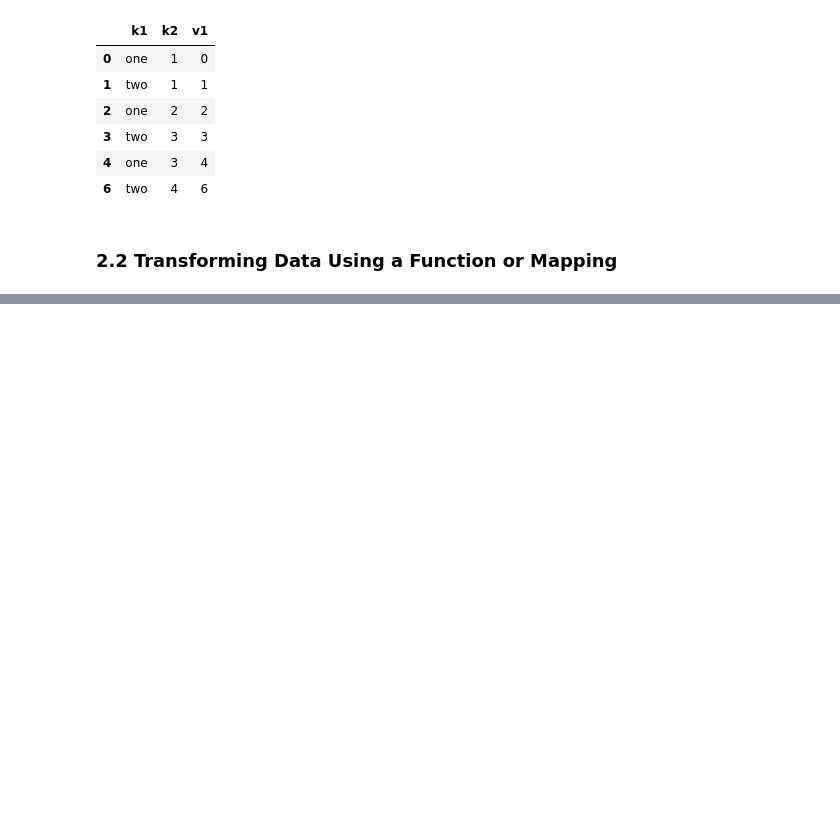
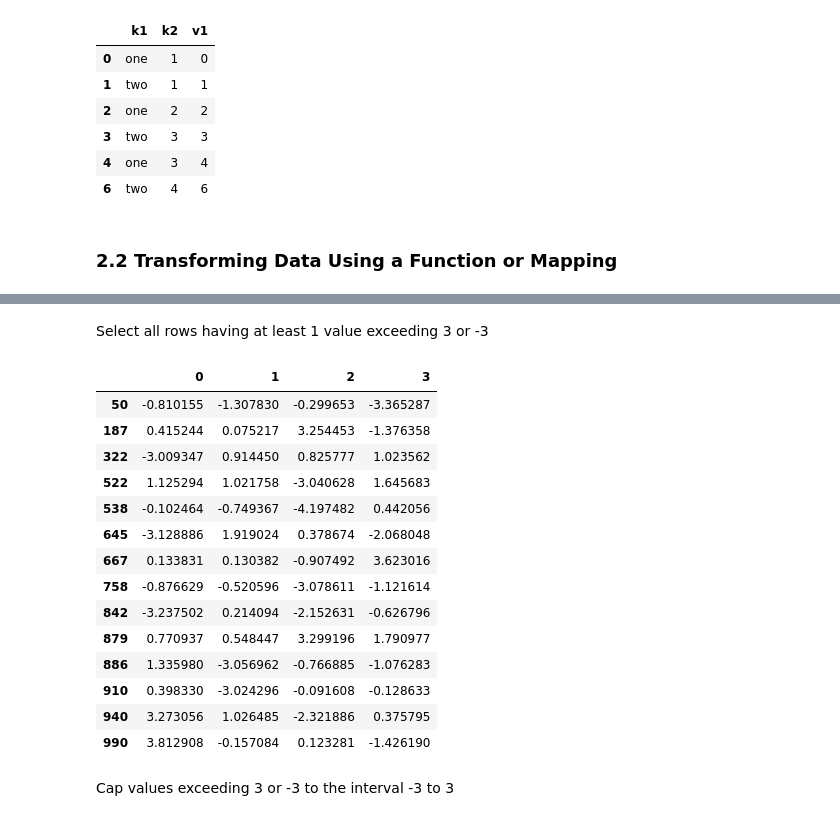
Before and after one commit to Gakun/python_for_data_analysis, a Jupyter notebook: CH7 - Data Cleaning and Preparation.ipynb, the cells around one changed output, grey strips where cells are left out. Saved outputs shown, nothing was run; the diff lists cells and outputs as text; code cells hidden in the pictures; blank space fills up the shorter version.

```diff
--- a/CH7 - Data Cleaning and Preparation.ipynb
+++ b/CH7 - Data Cleaning and Preparation.ipynb
@@ -259,0 +509,2 @@ data.drop_duplicates(['k1', 'k2'], keep='last')
+# %%
+data = pd.DataFrame(np.random.randn(1000, 4))
@@ -259,0 +523,22 @@ data.drop_duplicates(['k1', 'k2'], keep='last')
+# %% [markdown]
+Select all rows having at least 1 value exceeding 3 or -3
+# %%
+data[(np.abs(data) > 3).any(axis=1)]
+# %% [output]
+|  | 0 | 1 | 2 | 3 |
+| 50 | -0.810155 | -1.307830 | -0.299653 | -3.365287 |
+| 187 | 0.415244 | 0.075217 | 3.254453 | -1.376358 |
+| 322 | -3.009347 | 0.914450 | 0.825777 | 1.023562 |
+| 522 | 1.125294 | 1.021758 | -3.040628 | 1.645683 |
+| 538 | -0.102464 | -0.749367 | -4.197482 | 0.442056 |
+| 645 | -3.128886 | 1.919024 | 0.378674 | -2.068048 |
+| 667 | 0.133831 | 0.130382 | -0.907492 | 3.623016 |
+| 758 | -0.876629 | -0.520596 | -3.078611 | -1.121614 |
+| 842 | -3.237502 | 0.214094 | -2.152631 | -0.626796 |
+| 879 | 0.770937 | 0.548447 | 3.299196 | 1.790977 |
+| 886 | 1.335980 | -3.056962 | -0.766885 | -1.076283 |
+| 910 | 0.398330 | -3.024296 | -0.091608 | -0.128633 |
+| 940 | 3.273056 | 1.026485 | -2.321886 | 0.375795 |
+| 990 | 3.812908 | -0.157084 | 0.123281 | -1.426190 |
+# %% [markdown]
+Cap values exceeding 3 or -3 to the interval -3 to 3
```
Also changed, not shown: parts of 109 cells of this notebook, 1 other file.
